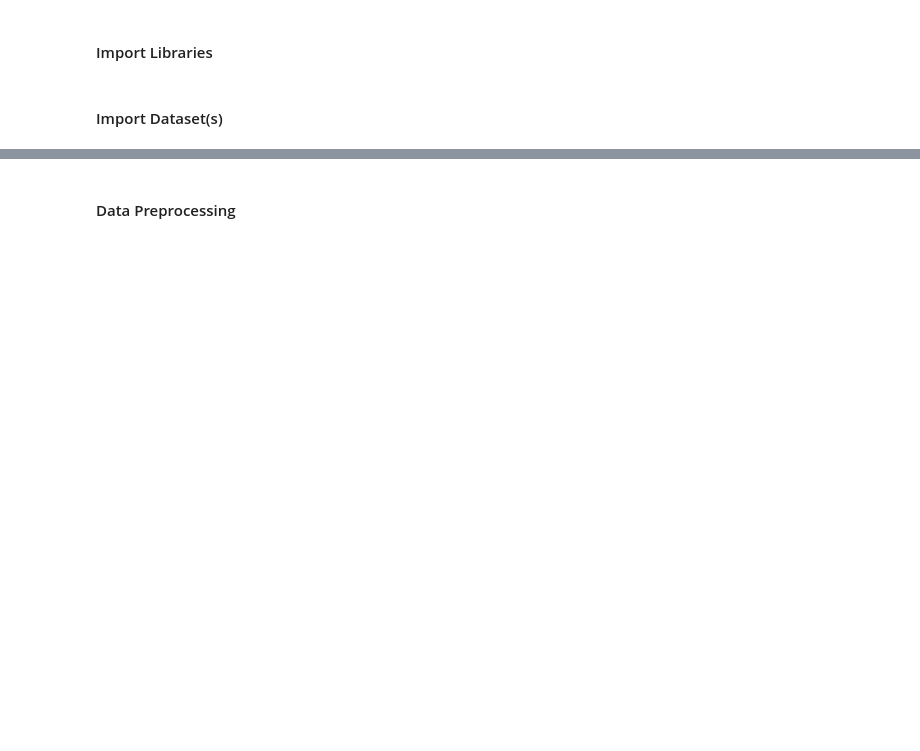
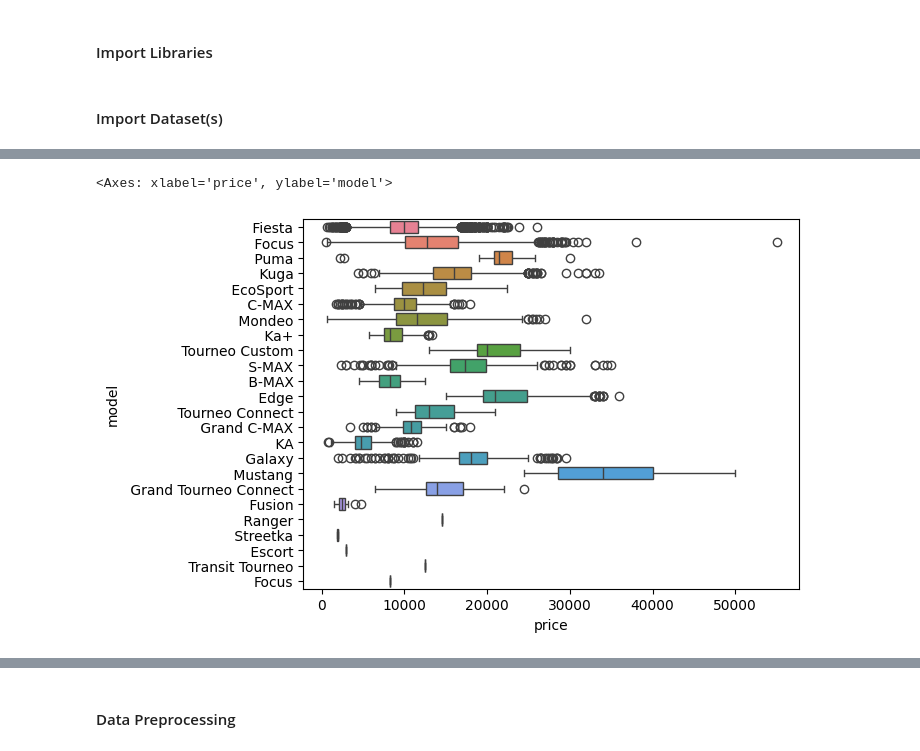
Before and after one commit to j584lee98/sklearn-models, a Jupyter notebook: models/LinearRegression.ipynb, the cells around one changed output, grey strips where cells are left out. Cells and saved outputs as stored; diff of their text form; code cells hidden in the pictures; blank space fills up the shorter version.

```diff
--- a/models/LinearRegression.ipynb
+++ b/models/LinearRegression.ipynb
@@ -41,0 +71,5 @@ memory usage: 125.1+ KB
+# %%
+sns.boxplot(data=df,x='price',y='model',hue='model')
+# %% [output]
+<Axes: xlabel='price', ylabel='model'>
+[figure, added]
```
Also changed, not shown: parts of 22 cells of this notebook, 3 other files.
